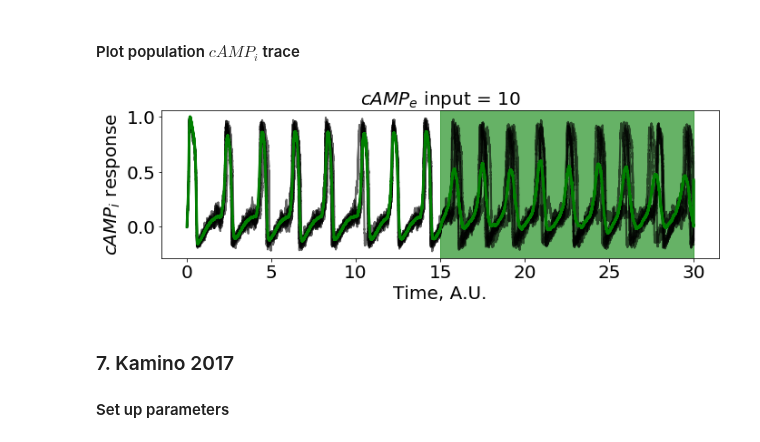
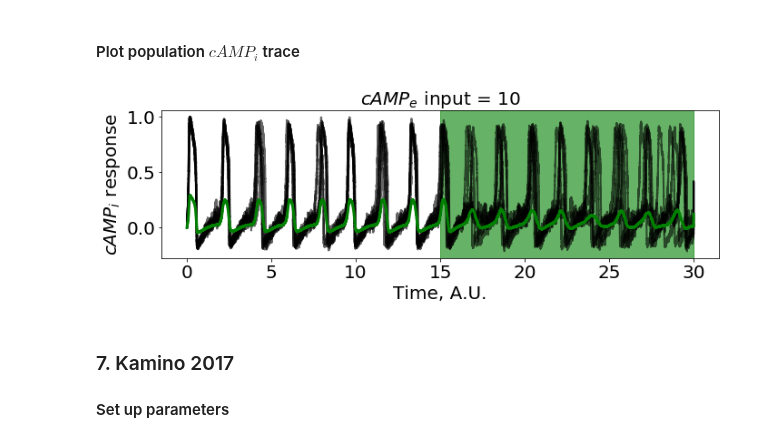
Before and after one commit to sgrolab/dictymodels, a Jupyter notebook: Python agent models/POP_collective_oscillation.ipynb, the cells around one changed output. Saved outputs shown, nothing was run; the diff lists cells and outputs as text; code cells hidden in the pictures.

Commit message:
Normalized height for all; added direct coupling (of cell and media) to Sgro2015_agent_and_pop_FUN.py

```diff
--- a/Python agent models/POP_collective_oscillation.ipynb
+++ b/Python agent models/POP_collective_oscillation.ipynb
@@ -30,11 +30,8 @@ from Kamino2017_agent_and_pop_FUN import Kamino2017_pop
 
 from NB_pop_functions import *
 
-Nt_Gregor = 6
-Nt_Sgro = 27
-Nt_Goldbeter = 6.94
-Nt_Maeda = 3.57
-Nt_Kamino = 5.22
+# Normalization parameters
+from NormParam import *
 # %% [markdown]
 ### 2. Experimental data
 #### import and plot experimental data
@@ -235,21 +234,22 @@ cAMPext_influx_trace=np.zeros(len(t))
 cAMPext_influx_trace[stim_time_step:] = cAMPext_influx
 time_separation = 0
 
-[t_plot_Sgro, A_trace_plot,  R_trace_orig] = Sgro_pop(SgroPopParam,dt,t,cAMPext_influx_trace, time_separation)
+[t_plot_Sgro, A_trace_plot,  R_trace_orig, R_trace_plot, cAMPext_trace] = Sgro_pop(SgroPopParam,dt,t,cAMPext_influx_trace, time_separation)
 # Rescale time
 t_plot_Sgro = t_plot_Sgro/(Nt_Sgro)
-# Take cAMPi (A) population mean and normalize max value to 1
+# Take cAMPi (A) population mean and normalize height
+A_trace_plot_norm = A_trace_plot/Nh_Sgro
 A_trace_mean= np.mean(A_trace_plot,axis = 0)
-A_trace_mean_norm = A_trace_mean/np.amax(A_trace_mean)
+A_trace_mean_norm = A_trace_mean/Nh_Sgro
 # %% [markdown]
 #### Plot population $cAMP_i$  trace
 # %%
 # specify which single cell traces to display
 SC_traces_idx = [0,1,2,3,4,5]
 # plot population mean and individual traces
-plot_POP_oscillation(t_plot_Sgro,A_trace_mean_norm, cAMPext_influx, t_tot, stim_time,A_trace_plot, SC_traces_idx)
+plot_POP_oscillation(t_plot_Sgro,A_trace_mean_norm, cAMPext_influx, t_tot, stim_time,A_trace_plot_norm, SC_traces_idx)
 # %% [output]
-[figure, old version]
+[figure, new version]
 # %% [markdown]
 ### 7. Kamino 2017
 #### Set up parameters
```
Also changed, not shown: parts of 10 cells of this notebook, 38 other files.
